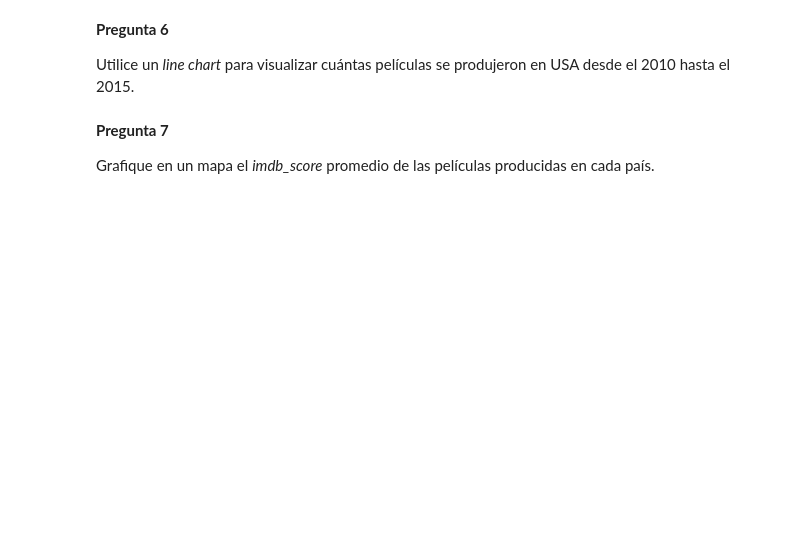
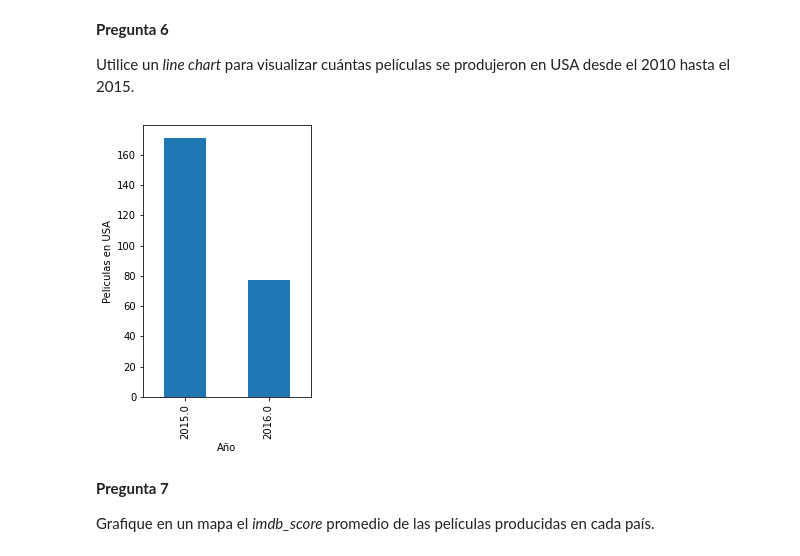
Before and after one commit to Katherynv/P1, a Jupyter notebook: 1005258018.ipynb, the cells around one changed output. Drawn from its saved outputs; the diff is of its cells as text; code cells hidden in the pictures; blank space fills up the shorter version.

```diff
--- a/1005258018.ipynb
+++ b/1005258018.ipynb
@@ -137,3 +171,16 @@ Utilice un _line chart_ para visualizar cuántas películas se produjeron en USA
+# %%
+#Espacio para el código de la pregunta 6
+df_USA_only = df[df['country'] == "USA"]
+df_filtered = df_USA_only[(df_USA_only['title_year'] >= 2015) & (df_USA_only['title_year'] <= 2016)]
+count_per_year = df_filtered.groupby('title_year').size()
+
+# graficar el número de películas por año
+ax = count_per_year.plot.bar(figsize = (3,5))
+ax.set_xlabel('Año')
+ax.set_ylabel('Peliculas en USA')
+plt.show()
+# %% [output]
+[figure, added]
 # %% [markdown]
 **Pregunta 7**
 
```
Also changed, not shown: parts of 13 cells of this notebook.
